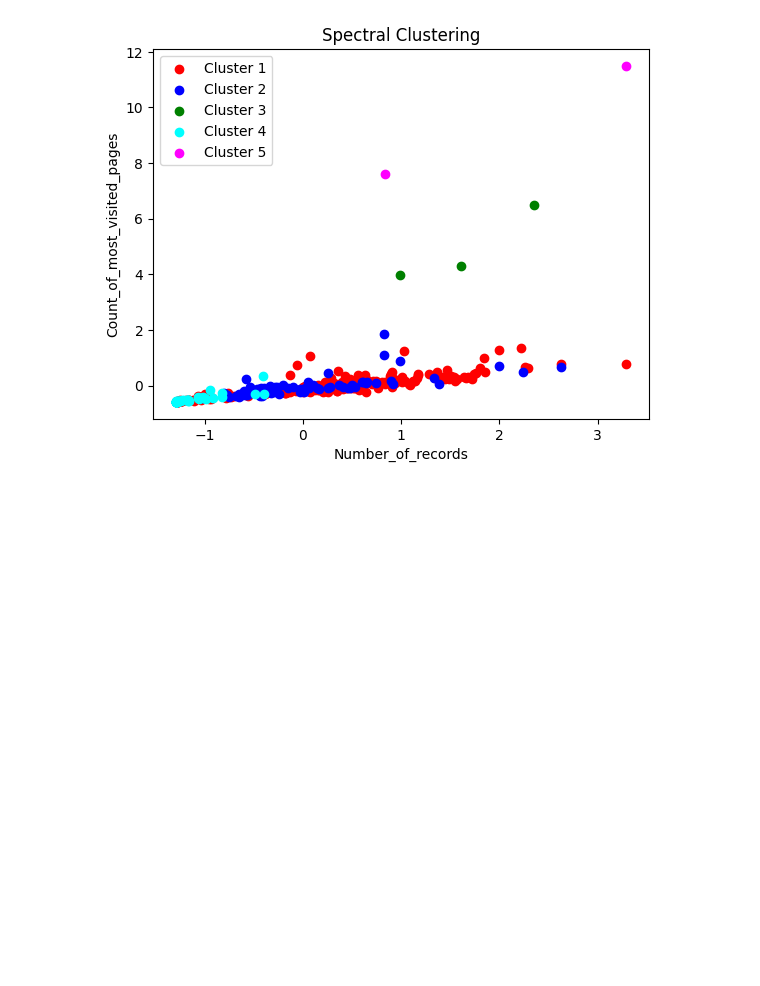
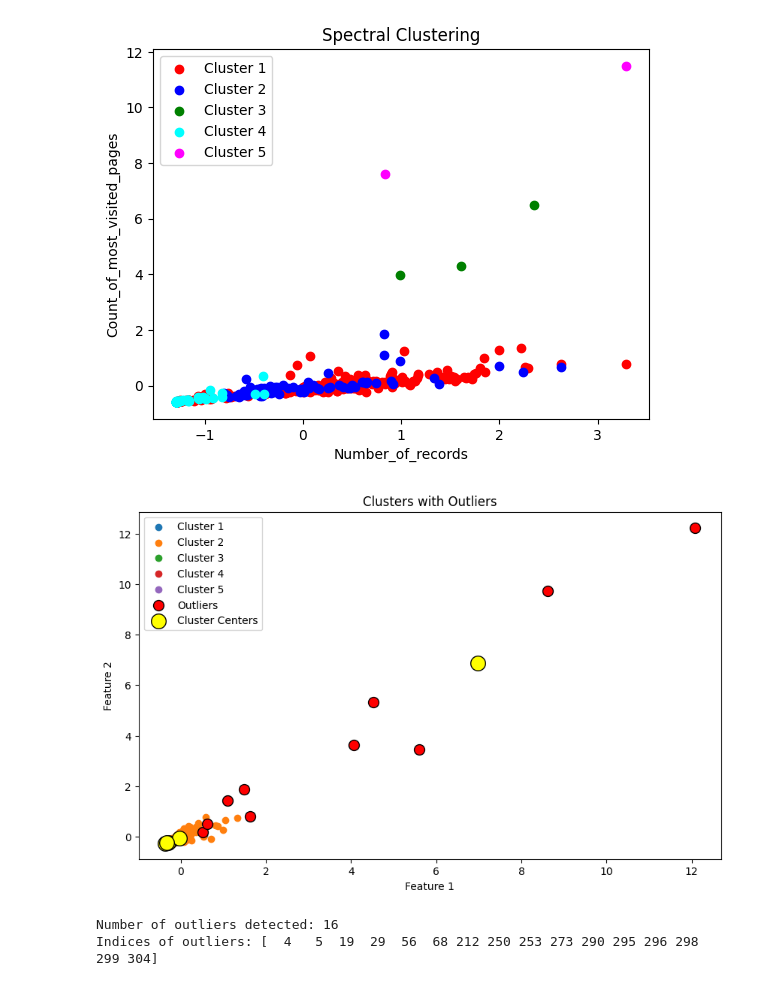
Before and after one commit to Aryanprakashh/Web-Server-log-processing, a Jupyter notebook: log_analysis copy.ipynb, the cells around one changed output. Saved outputs shown, nothing was run; the diff lists cells and outputs as text; code cells hidden in the pictures; blank space fills up the shorter version.

```diff
--- a/log_analysis copy.ipynb
+++ b/log_analysis copy.ipynb
@@ -505,3 +505,60 @@ plt.legend()
 plt.show()
 # %% [output]
 [figure]
+# %%
+import numpy as np
+import matplotlib.pyplot as plt
+
+# Assuming `X` is the dataset and `kmeans` is the trained KMeans model
+# Get cluster centers and labels
+cluster_centers = kmeans.cluster_centers_
+labels = kmeans.labels_
+
+# Calculate distances of each point from its cluster center
+distances = np.linalg.norm(X - cluster_centers[labels], axis=1)
+
+# Define a threshold for outliers (e.g., 95th percentile of distances)
+threshold = np.percentile(distances, 95)
+
+# Flag points as outliers if their distance exceeds the threshold
+outliers = distances > threshold
+
+# Plot the clusters and outliers
+plt.figure(figsize=(10, 6))
+for cluster in range(kmeans.n_clusters):
+    cluster_points = X[labels == cluster]
+    plt.scatter(cluster_points[:, 0], cluster_points[:, 1], label=f"Cluster {cluster+1}")
+
+# Plot outliers
+plt.scatter(
+    X[outliers, 0],
+    X[outliers, 1],
+    color="red",
+    label="Outliers",
+    edgecolor="k",
+    s=100,
+)
+
+# Plot cluster centers
+plt.scatter(
+    cluster_centers[:, 0],
+    cluster_centers[:, 1],
+    color="yellow",
+    label="Cluster Centers",
+    edgecolor="k",
+    s=200,
+)
+
+plt.title("Clusters with Outliers")
+plt.xlabel("Feature 1")
+plt.ylabel("Feature 2")
+plt.legend()
+plt.show()
+
+# Print outlier details
+print(f"Number of outliers detected: {np.sum(outliers)}")
+print("Indices of outliers:", np.where(outliers)[0])
+# %% [output]
+[figure, added]
+Number of outliers detected: 16
+Indices of outliers: [  4   5  19  29  56  68 212 250 253 273 290 295 296 298 299 304]
```
Also changed, not shown: 3 other files.
